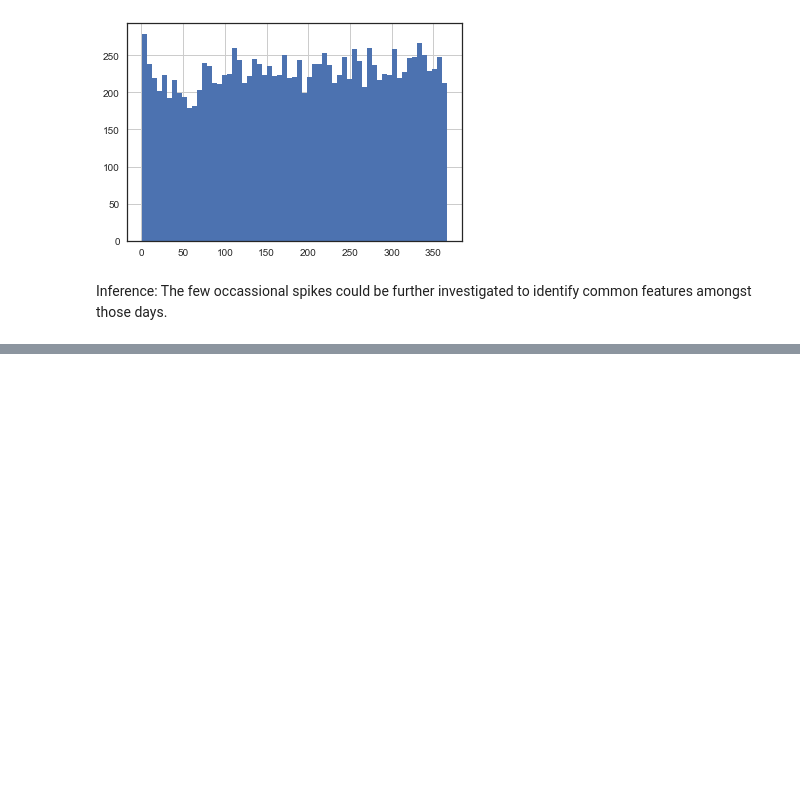
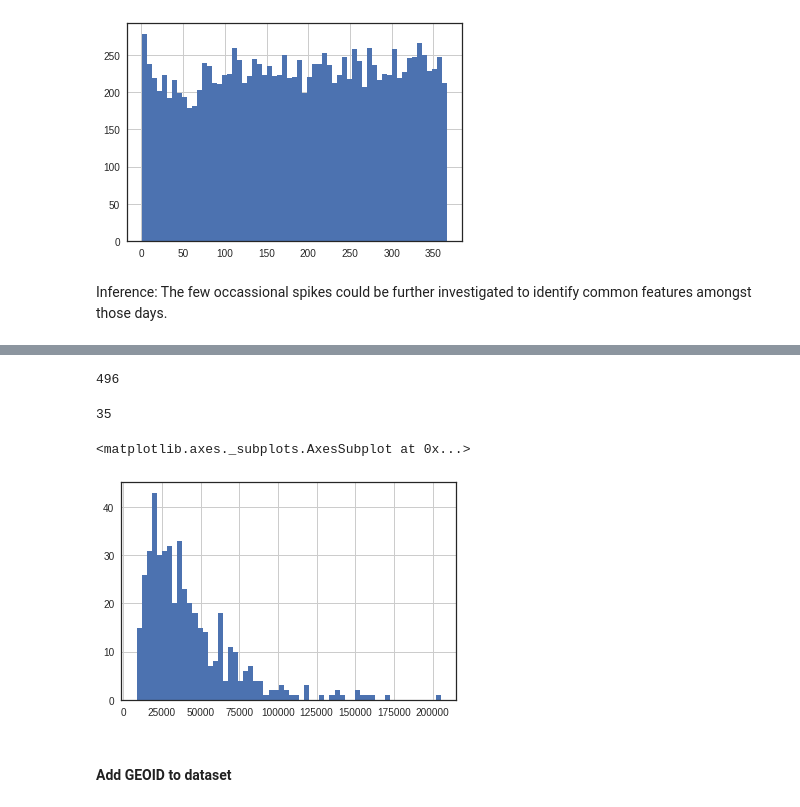
Before and after one commit to nikhilba/NOLA, a Jupyter notebook: Analysis/CFS_Exploratory_Analysis.ipynb, the cells around one changed output, grey strips where cells are left out. Cells and saved outputs as stored; diff of their text form; code cells hidden in the pictures; blank space fills up the shorter version.

```diff
--- a/Analysis/CFS_Exploratory_Analysis.ipynb
+++ b/Analysis/CFS_Exploratory_Analysis.ipynb
@@ -162,0 +286,10 @@ Inference: The few occassional spikes could be further investigated to identify
+# %%
+df_geo = pd.DataFrame()
+df_geo['GEOID'] = df_nola.GEOID_Data
+df_geo['GEOID'] = df_geo['GEOID'].astype('str')
+# %%
+df_geo['geometry'] = df_nola.geometry
+# %%
+df_geo = pd.merge(df_geo, df_income[['GEOID','B19013e1']],on='GEOID',how='inner')
+# %%
+df_geo.rename(columns={'B19013e1': 'MEDIAN_INCOME'}, inplace=True)
@@ -162,0 +305,16 @@ Inference: The few occassional spikes could be further investigated to identify
+# %%
+len(df_geo)
+# %% [output]
+496
+# %%
+# Missing income info
+len(df_geo[df_geo.MEDIAN_INCOME.isnull()])
+# %% [output]
+35
+# %%
+df_geo["MEDIAN_INCOME"].hist(bins=60)
+# %% [output]
+<matplotlib.axes._subplots.AxesSubplot at 0x...>
+[figure, added]
+# %% [markdown]
+#### Add GEOID to dataset
```
Also changed, not shown: parts of 57 cells of this notebook.
